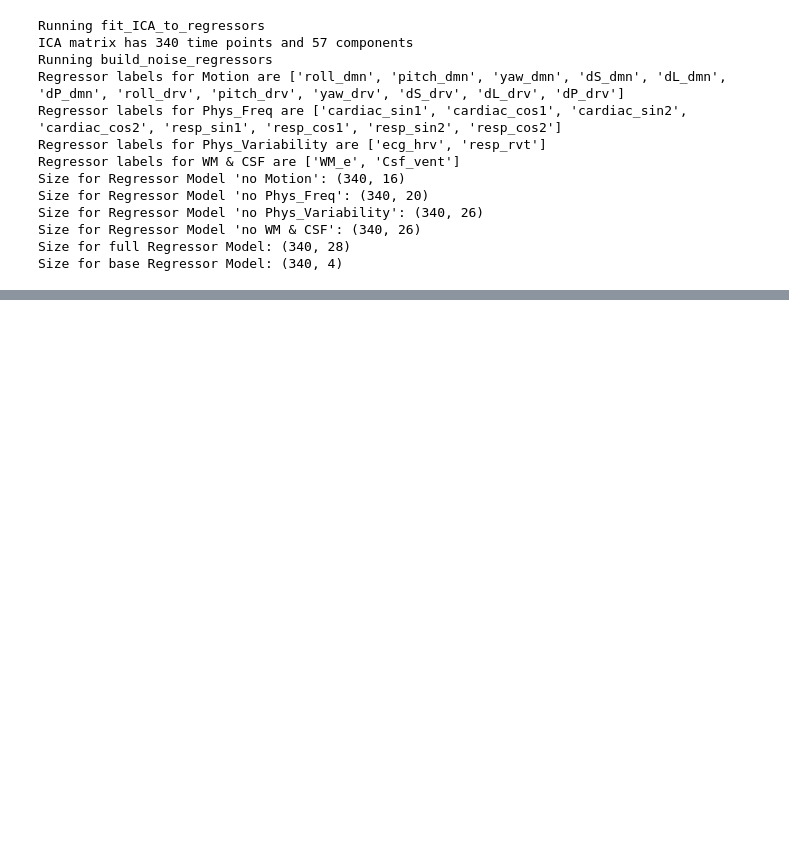
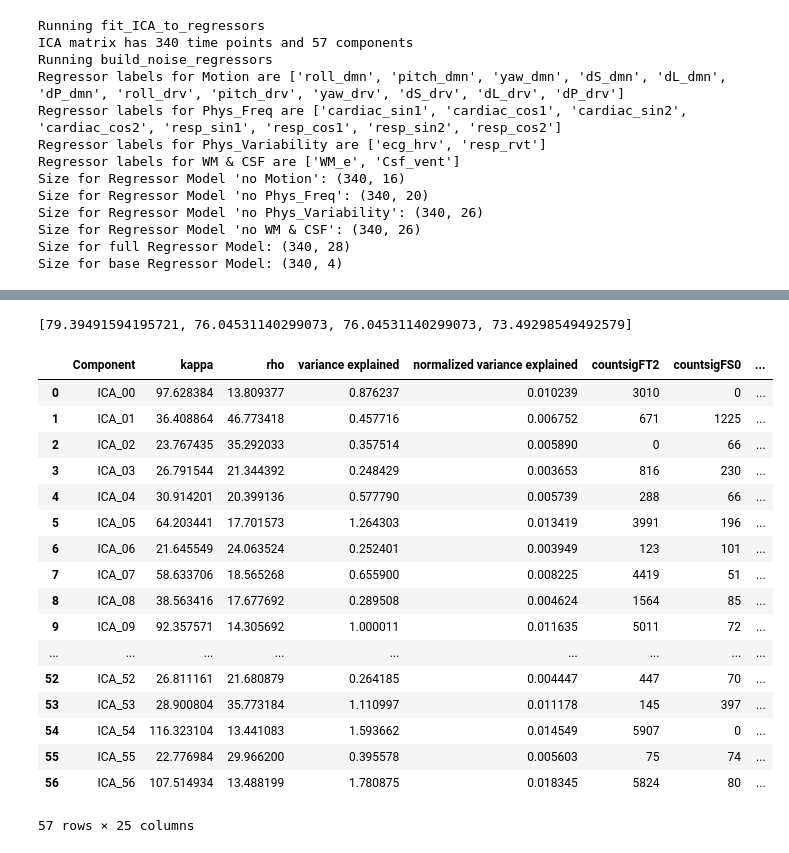
Before and after one commit to nimh-sfim/ComplexMultiEcho1, a Jupyter notebook: PhysioProcessing/Linear_Model_improvements.ipynb, the cells around one changed output, grey strips where cells are left out. Drawn from its saved outputs; the diff is of its cells as text; code cells hidden in the pictures; blank space fills up the shorter version.

Commit message:
CreateDenoisingRegressorsFromPhysAndTedana done

```diff
--- a/PhysioProcessing/Linear_Model_improvements.ipynb
+++ b/PhysioProcessing/Linear_Model_improvements.ipynb
@@ -530,0 +451,31 @@ def main():
+# %%
+
+variance_rejected_by_combined = ica_combined_metrics.loc[ica_combined_metrics["classification"]=="rejected", "variance explained"].sum()
+variance_rejected_by_tedana = ica_combined_metrics.loc[ica_combined_metrics["Tedana Rejected"]==True, "variance explained"].sum()
+variance_rejected_by_regressors = ica_combined_metrics.loc[ica_combined_metrics["Regressors Rejected"]==True, "variance explained"].sum()
+
+print([variance_rejected_by_combined, variance_rejected_by_tedana, variance_rejected_by_tedana2, variance_rejected_by_regressors])
+#Signif Motion Signif Phys_Freq Signif Phys_Variability  Signif WM & CSF
+# %% [output]
+[79.39491594195721, 76.04531140299073, 76.04531140299073, 73.49298549492579]
+# %%
+ica_combined_metrics
+# %% [output]
+|  | Component | kappa | rho | variance explained | normalized variance explained | countsigFT2 | countsigFS0 | ... |
+| 0 | ICA_00 | 97.628384 | 13.809377 | 0.876237 | 0.010239 | 3010 | 0 | ... |
+| 1 | ICA_01 | 36.408864 | 46.773418 | 0.457716 | 0.006752 | 671 | 1225 | ... |
+| 2 | ICA_02 | 23.767435 | 35.292033 | 0.357514 | 0.005890 | 0 | 66 | ... |
+| 3 | ICA_03 | 26.791544 | 21.344392 | 0.248429 | 0.003653 | 816 | 230 | ... |
+| 4 | ICA_04 | 30.914201 | 20.399136 | 0.577790 | 0.005739 | 288 | 66 | ... |
+| 5 | ICA_05 | 64.203441 | 17.701573 | 1.264303 | 0.013419 | 3991 | 196 | ... |
+| 6 | ICA_06 | 21.645549 | 24.063524 | 0.252401 | 0.003949 | 123 | 101 | ... |
+| 7 | ICA_07 | 58.633706 | 18.565268 | 0.655900 | 0.008225 | 4419 | 51 | ... |
+| 8 | ICA_08 | 38.563416 | 17.677692 | 0.289508 | 0.004624 | 1564 | 85 | ... |
+| 9 | ICA_09 | 92.357571 | 14.305692 | 1.000011 | 0.011635 | 5011 | 72 | ... |
+| ... | ... | ... | ... | ... | ... | ... | ... | ... |
+| 52 | ICA_52 | 26.811161 | 21.680879 | 0.264185 | 0.004447 | 447 | 70 | ... |
+| 53 | ICA_53 | 28.900804 | 35.773184 | 1.110997 | 0.011178 | 145 | 397 | ... |
+| 54 | ICA_54 | 116.323104 | 13.441083 | 1.593662 | 0.014549 | 5907 | 0 | ... |
+| 55 | ICA_55 | 22.776984 | 29.966200 | 0.395578 | 0.005603 | 75 | 74 | ... |
+| 56 | ICA_56 | 107.514934 | 13.488199 | 1.780875 | 0.018345 | 5824 | 80 | ... |
+57 rows × 25 columns
```
Also changed, not shown: parts of 3 cells of this notebook, 1 other file.
